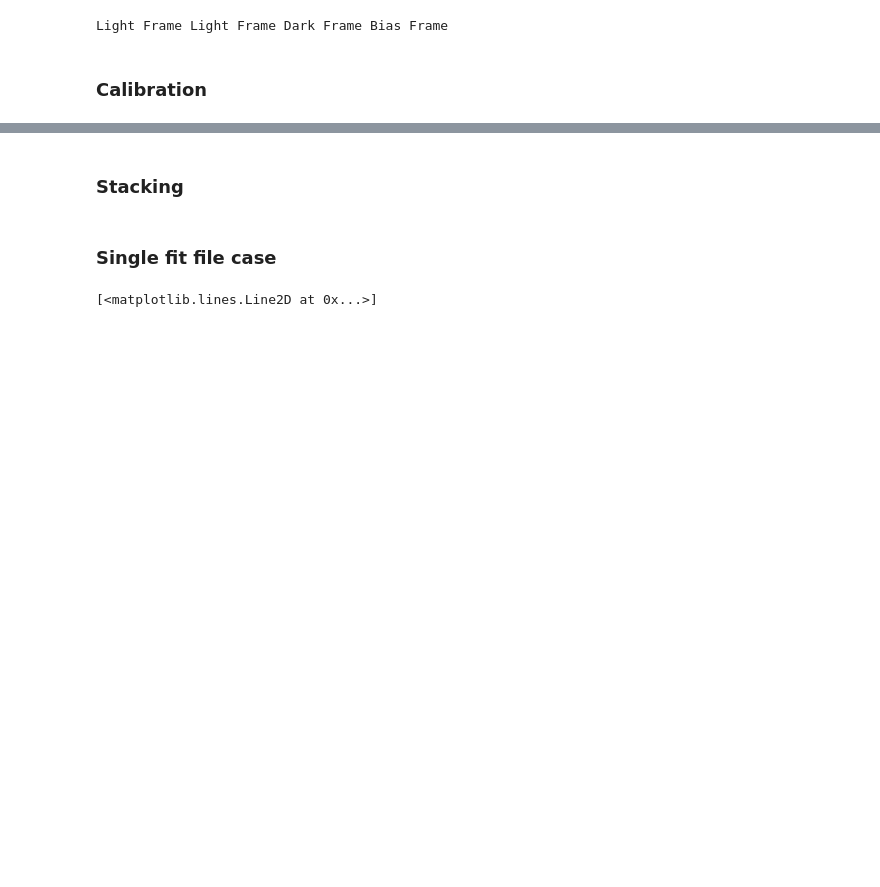
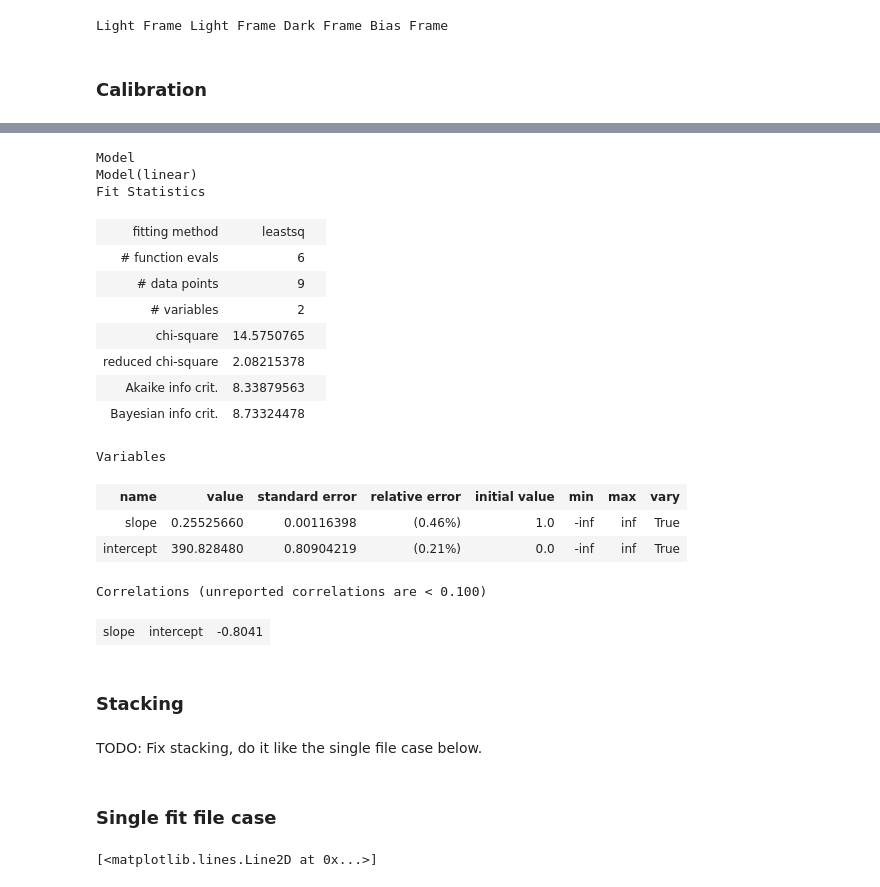
Before and after one commit to Yousousen/solar_physics, a Jupyter notebook: scripts/spectrum.ipynb, the cells around one changed output, grey strips where cells are left out. Cells and saved outputs as stored; diff of their text form; code cells hidden in the pictures; blank space fills up the shorter version.

```diff
--- a/scripts/spectrum.ipynb
+++ b/scripts/spectrum.ipynb
@@ -91,5 +86,27 @@ fit_pixel_wavelength = model.fit(x=df_fl['pixel'], data=df_fl['wavelength'])
+# %%
+fit_pixel_wavelength
+# %% [output]
+Model
+Model(linear)
+Fit Statistics
+| fitting method | leastsq |  |
+| # function evals | 6 |  |
+| # data points | 9 |  |
+| # variables | 2 |  |
+| chi-square | 14.5750765 |  |
+| reduced chi-square | 2.08215378 |  |
+| Akaike info crit. | 8.33879563 |  |
+| Bayesian info crit. | 8.73324478 |  |
+Variables
+| name | value | standard error | relative error | initial value | min | max | vary |
+| slope | 0.25525660 | 0.00116398 | (0.46%) | 1.0 | -inf | inf | True |
+| intercept | 390.828480 | 0.80904219 | (0.21%) | 0.0 | -inf | inf | True |
+Correlations (unreported correlations are < 0.100)
+| slope | intercept | -0.8041 |
 # %% [markdown]
 ### Stacking
+# %% [markdown]
+TODO: Fix stacking, do it like the single file case below.
 # %%
 light_stack = stack( light_dict.values() )
 bias_master = stack( bias_dict.values() )
```
Also changed, not shown: parts of 7 cells of this notebook, 1 other file.
